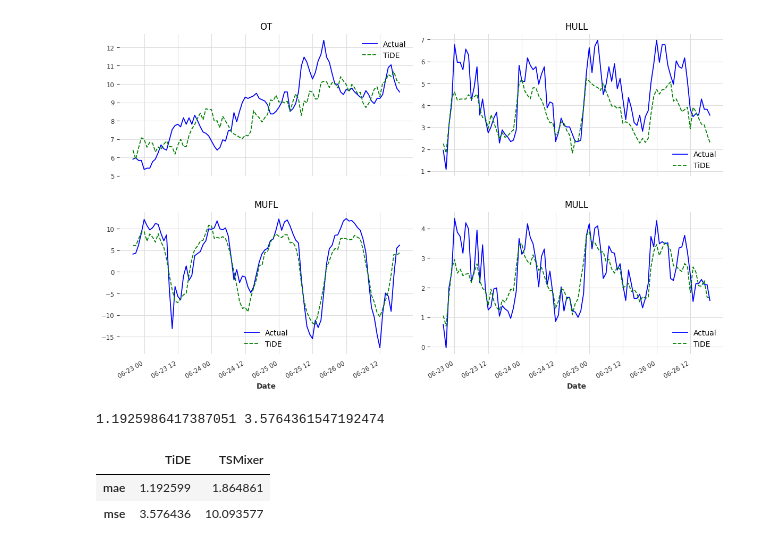
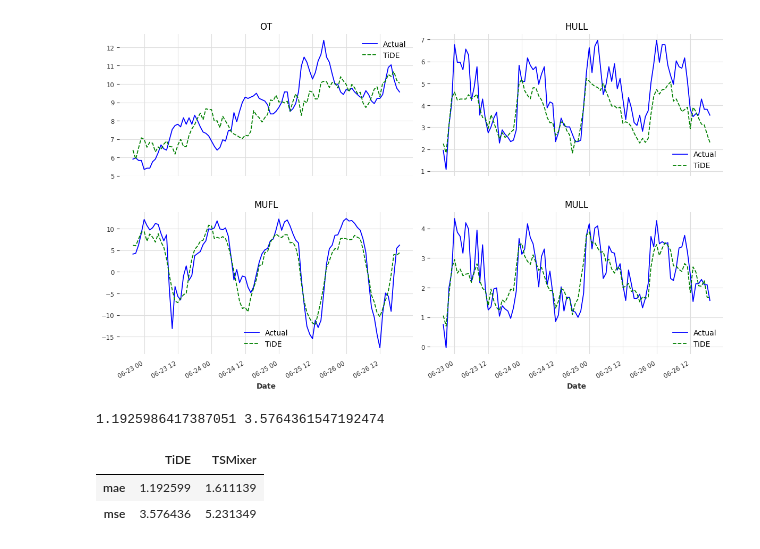
Before and after one commit to marcopeix/time-series-analysis, a Jupyter notebook: TiDE.ipynb, the cells around one changed output. Cells and saved outputs as stored; diff of their text form; code cells hidden in the pictures.

```diff
--- a/TiDE.ipynb
+++ b/TiDE.ipynb
@@ -97,16 +97,16 @@ print(tide_mae, tide_mse)
 # %%
 data = {'TiDE':
             [tide_mae,
              tide_mse],
        'TSMixer':
-            [1.864861,
-             10.093577]}
+            [1.611139,
+             5.231349]}
 
 metrics_df = pd.DataFrame(data=data)
 metrics_df.index = ['mae', 'mse']
 
 metrics_df.style.highlight_min(color='lightgreen', axis=1)
 # %% [output]
 |  | TiDE | TSMixer |
-| mae | 1.192599 | 1.864861 |
-| mse | 3.576436 | 10.093577 |
+| mae | 1.192599 | 1.611139 |
+| mse | 3.576436 | 5.231349 |
```
